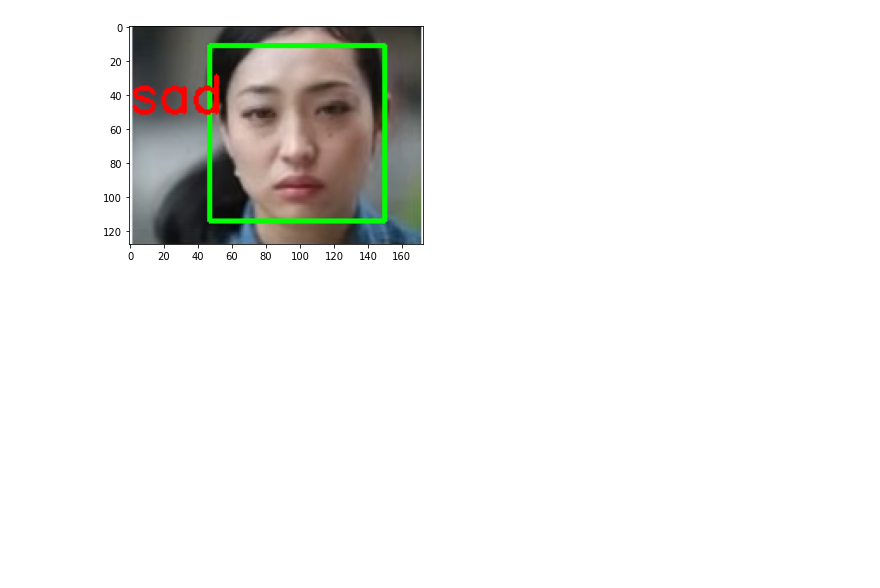
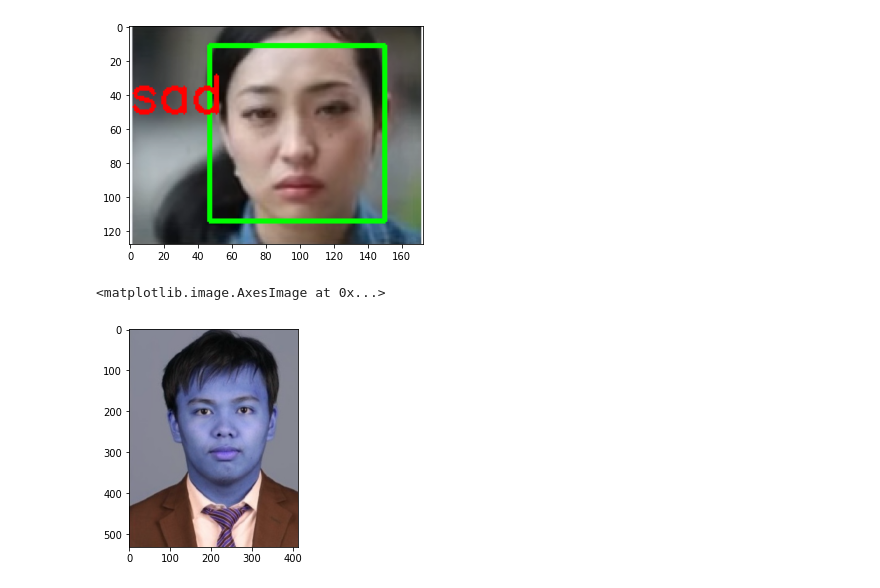
Before and after one commit to MoalikhanM/Recognition, a Jupyter notebook: Emotion Recognition.ipynb, the cells around one changed output. Drawn from its saved outputs; the diff is of its cells as text; code cells hidden in the pictures; blank space fills up the shorter version.

```diff
--- a/Emotion Recognition.ipynb
+++ b/Emotion Recognition.ipynb
@@ -172,0 +174,6 @@ plt.imshow(cv2.cvtColor(img_two, cv2.COLOR_BGR2RGB))
+# %%
+img_test= cv2.imread('images/test.jpg')
+plt.imshow(img_test)
+# %% [output]
+<matplotlib.image.AxesImage at 0x...>
+[figure, added]
```
Also changed, not shown: parts of 14 cells of this notebook, 1 other file.
